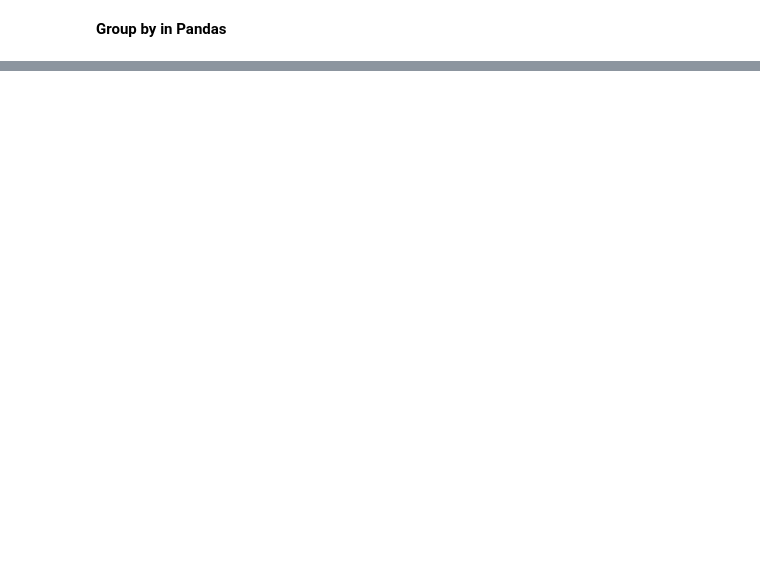
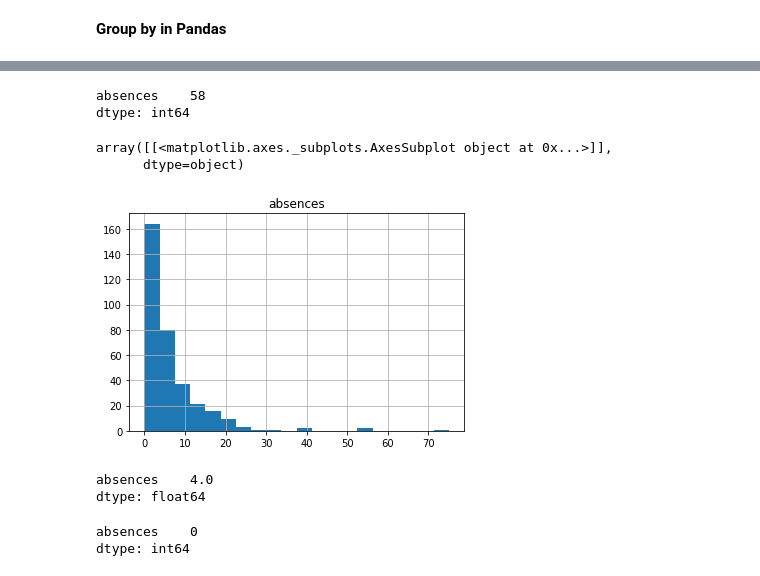
Before and after one commit to ravindrapalli33/data-science-practice-sl, a Jupyter notebook: data_science_with_python.ipynb, the cells around one changed output, grey strips where cells are left out. Cells and saved outputs as stored; diff of their text form; code cells hidden in the pictures; blank space fills up the shorter version.

```diff
--- a/data_science_with_python.ipynb
+++ b/data_science_with_python.ipynb
@@ -451,0 +770,5 @@ Name: count, dtype: float64
+# %%
+import seaborn as sns
+
+students_data = pd.read_csv('/content/sample_data/student.csv')
+display(students_data)
@@ -451,0 +827,22 @@ Name: count, dtype: float64
+# %%
+students_data[['absences']].isnull().sum()
+# %% [output]
+absences    58
+dtype: int64
+# %%
+students_data[['absences']].hist(bins=20)
+# %% [output]
+array([[<matplotlib.axes._subplots.AxesSubplot object at 0x...>]],
+      dtype=object)
+[figure, added]
+# %%
+students_data[['absences']].median()
+# %% [output]
+absences    4.0
+dtype: float64
+# %%
+students_data[['absences']] = students_data[['absences']].fillna(students_data[['absences']].median())
+students_data[['absences']].isnull().sum()
+# %% [output]
+absences    0
+dtype: int64
```
Also changed, not shown: parts of 78 cells of this notebook.
